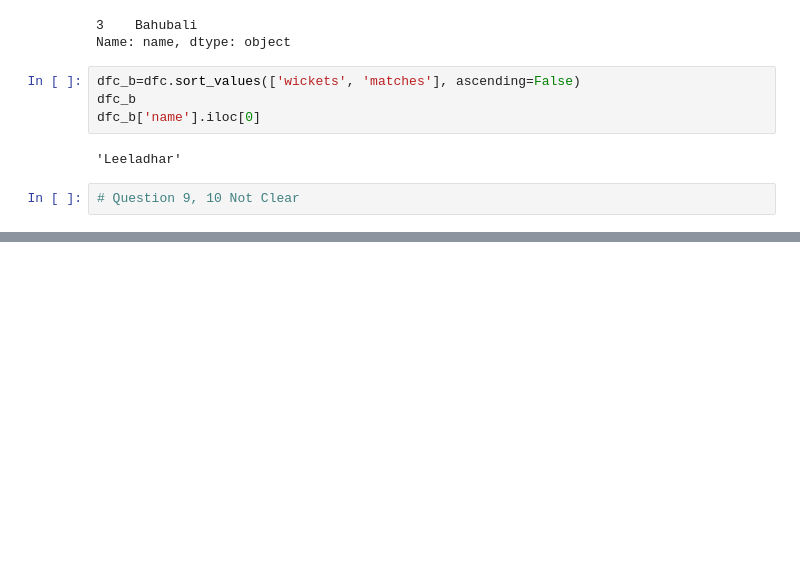
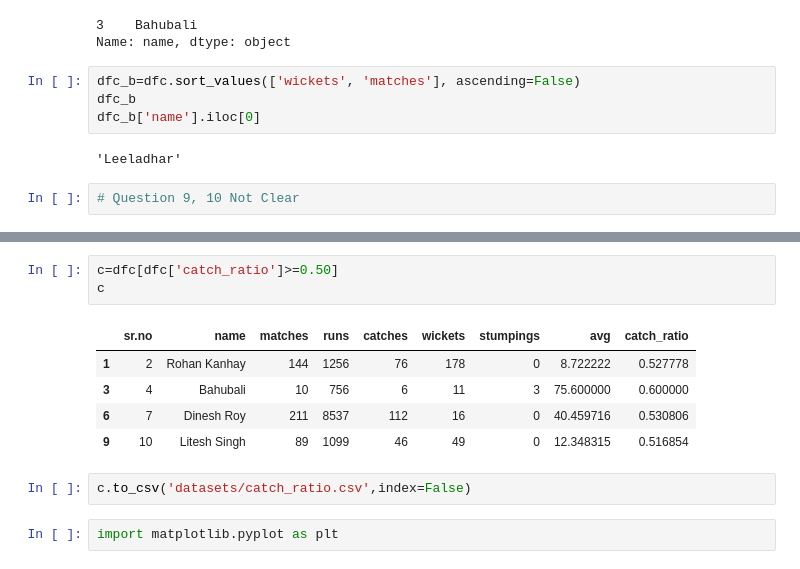
Before and after one commit to rkpun/Python-AI-code-CDAC, a Jupyter notebook: Assignment02.ipynb, the cells around one changed output, grey strips where cells are left out. Cells and saved outputs as stored; diff of their text form; blank space fills up the shorter version.

```diff
--- a/Assignment02.ipynb
+++ b/Assignment02.ipynb
@@ -200,0 +216,13 @@ dfc_b['name'].iloc[0]
+# %%
+c=dfc[dfc['catch_ratio']>=0.50]
+c
+# %% [output]
+|  | sr.no | name | matches | runs | catches | wickets | stumpings | avg | catch_ratio |
+| 1 | 2 | Rohan Kanhay | 144 | 1256 | 76 | 178 | 0 | 8.722222 | 0.527778 |
+| 3 | 4 | Bahubali | 10 | 756 | 6 | 11 | 3 | 75.600000 | 0.600000 |
+| 6 | 7 | Dinesh Roy | 211 | 8537 | 112 | 16 | 0 | 40.459716 | 0.530806 |
+| 9 | 10 | Litesh Singh | 89 | 1099 | 46 | 49 | 0 | 12.348315 | 0.516854 |
+# %%
+c.to_csv('datasets/catch_ratio.csv',index=False)
+# %%
+import matplotlib.pyplot as plt
```
Also changed, not shown: parts of 4 cells of this notebook.
